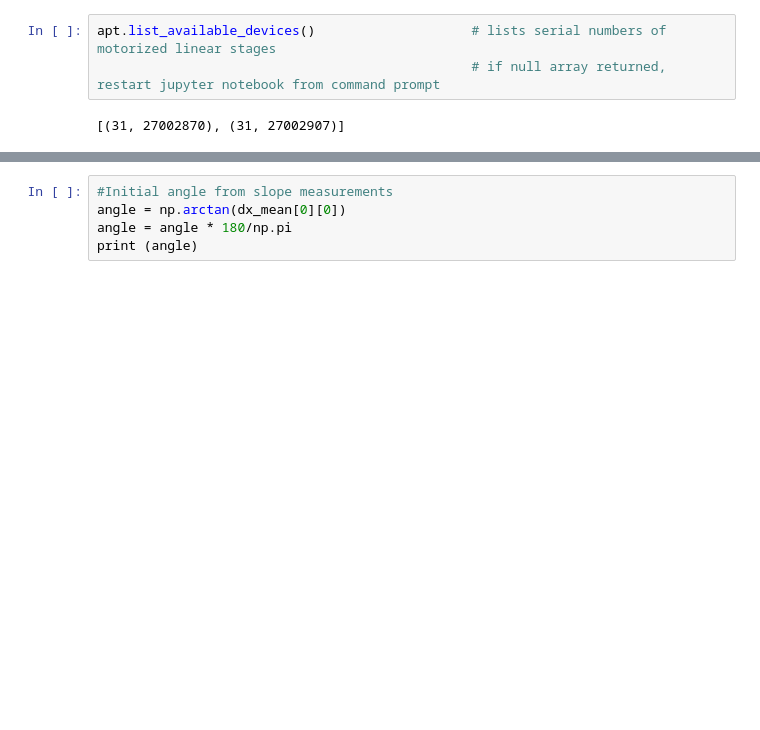
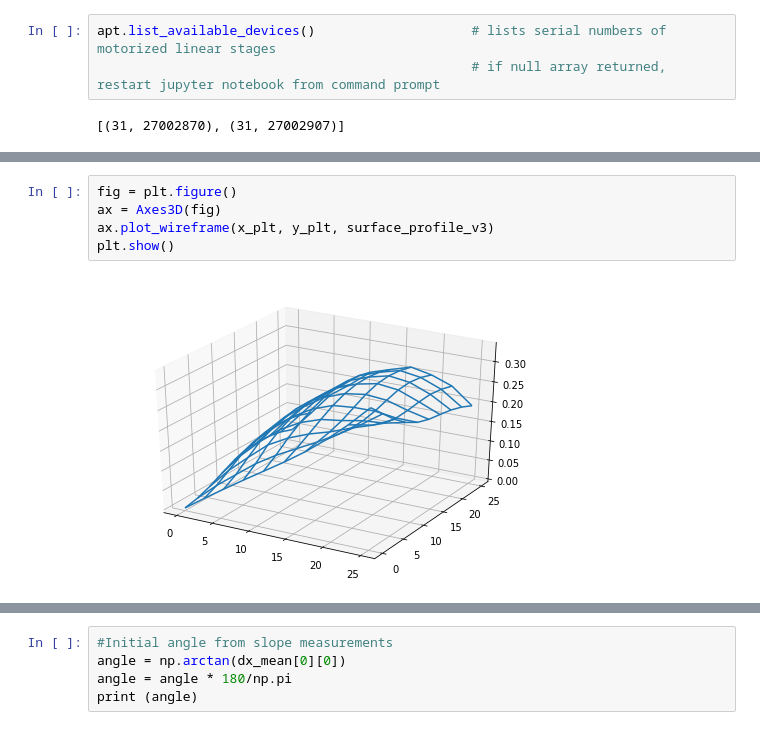
Before and after one commit to jatler/ME398-Magnetic-Mirror, a Jupyter notebook: 2D Profile Scan.ipynb, the cells around one changed output, grey strips where cells are left out. Drawn from its saved outputs; the diff is of its cells as text; blank space fills up the shorter version.

```diff
--- a/2D Profile Scan.ipynb
+++ b/2D Profile Scan.ipynb
@@ -134,0 +325,7 @@ print (surface_profile)
+# %%
+fig = plt.figure()
+ax = Axes3D(fig)
+ax.plot_wireframe(x_plt, y_plt, surface_profile_v3)
+plt.show()
+# %% [output]
+[figure, added]
```
Also changed, not shown: parts of 34 cells of this notebook, 2 other files.
